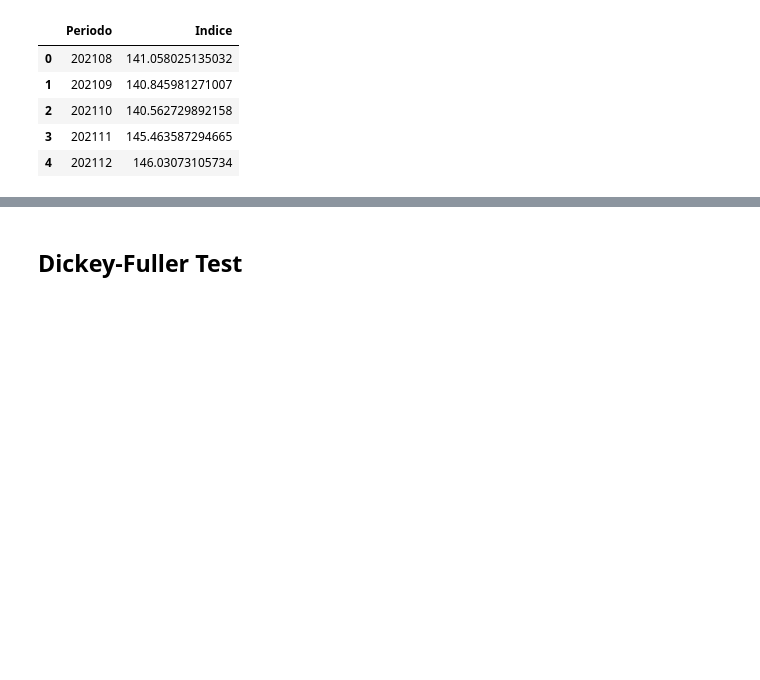
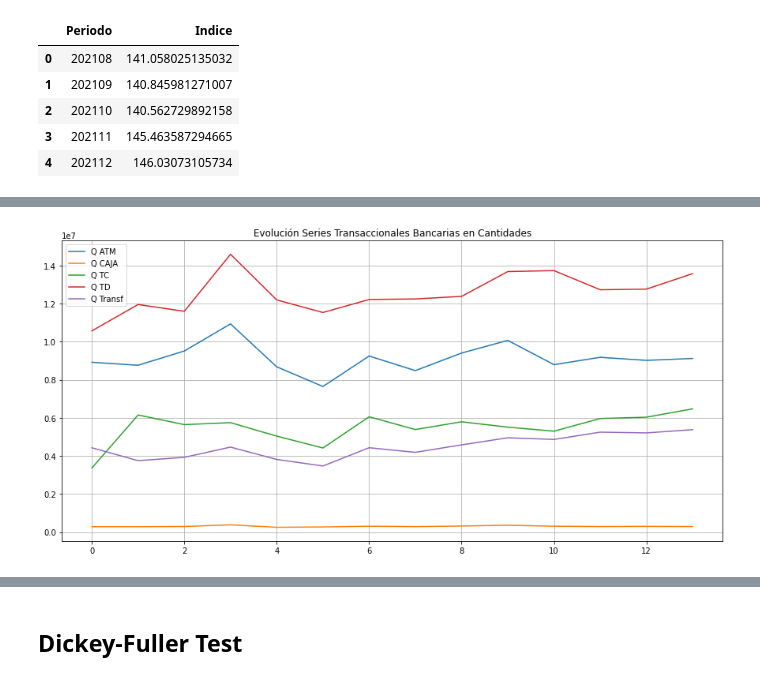
Before and after one commit to nickymind/DOE-Econometria, a Jupyter notebook: Nowcasting_PIB.ipynb, the cells around one changed output, grey strips where cells are left out. Cells and saved outputs as stored; diff of their text form; code cells hidden in the pictures; blank space fills up the shorter version.

```diff
--- a/Nowcasting_PIB.ipynb
+++ b/Nowcasting_PIB.ipynb
@@ -235,3 +87,16 @@ emae.info()
 assert set(emae.Periodo) == set(trx_agrupmes.Periodo), "periods in the datasets do not match"
 # %%
 trx_emae = pd.merge(trx_agrupmes, emae, on='Periodo', how='left')
+# %%
+plt.figure(figsize=(15, 7))
+plt.plot(trx_agrupmes.Q_ATM, label='Q ATM')
+plt.plot(trx_agrupmes.Q_CAJA, label='Q CAJA')
+plt.plot(trx_agrupmes.Q_TC, label='Q TC')
+plt.plot(trx_agrupmes.Q_TD, label='Q TD')
+plt.plot(trx_agrupmes.Q_Transf, label='Q Transf')
+plt.title('Evolución Series Transaccionales Bancarias en Cantidades')
+plt.grid(True)
+plt.legend()
+plt.show()
+# %% [output]
+[figure, added]
```
Also changed, not shown: parts of 31 cells of this notebook.
